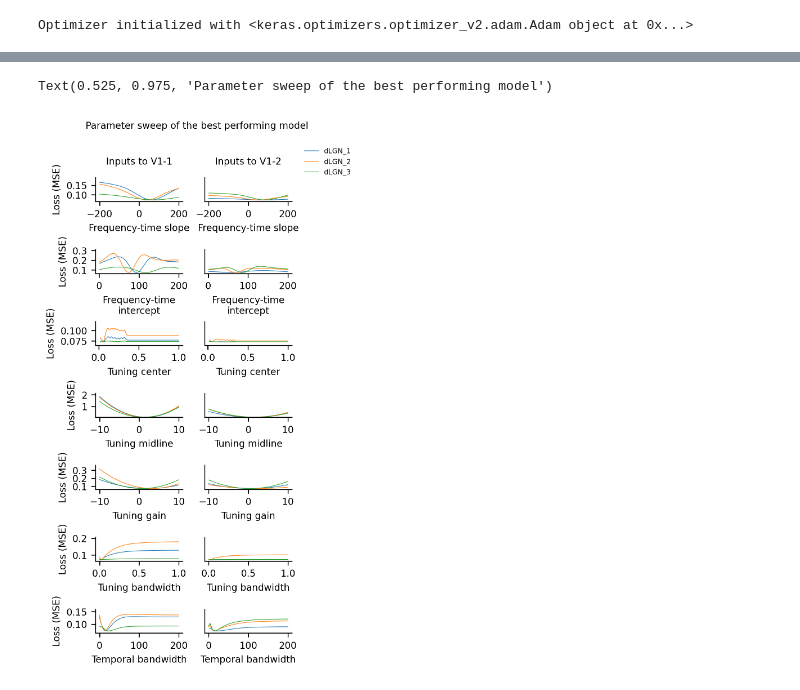
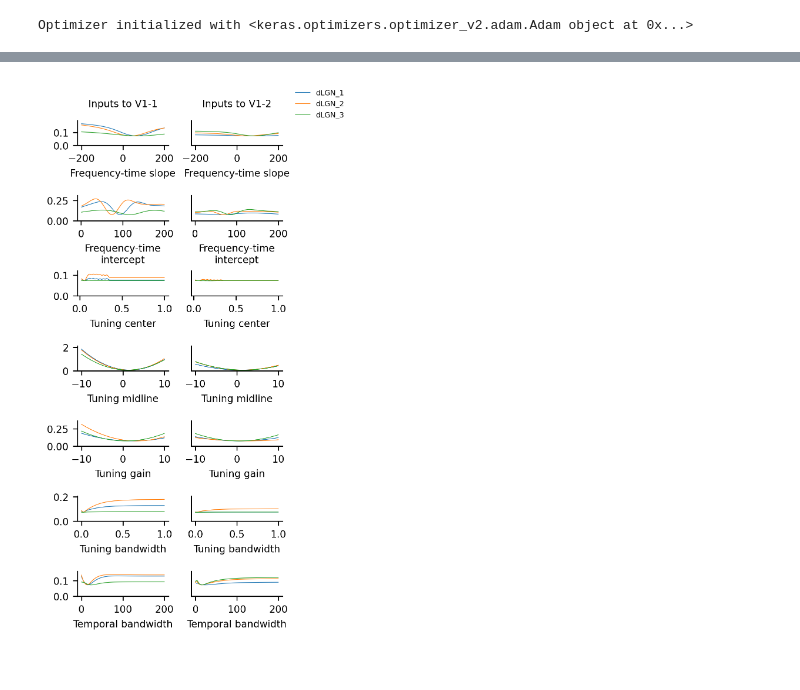
Before and after one commit to Elsayedaa/synergistic_geniculocortical_circuit_model, a Jupyter notebook: analysis/2.6_loss_landscape_mapping.ipynb, the cells around one changed output, grey strips where cells are left out. Drawn from its saved outputs; the diff is of its cells as text; code cells hidden in the pictures.

```diff
--- a/analysis/2.6_loss_landscape_mapping.ipynb
+++ b/analysis/2.6_loss_landscape_mapping.ipynb
@@ -148,3 +149,6 @@ for param, key in enumerate(list(relaxed_param_bounds.keys())[:7]):
+# %%
+v1_landscapes = np.load(os.path.join('c:\\', *os.getcwd().split('\\')[1:-1], 'project_datafiles', 'v1_landscapes.npy'))
+dlgn_landscapes = np.load(os.path.join('c:\\', *os.getcwd().split('\\')[1:-1], 'project_datafiles', 'dlgn_landscapes.npy'))
 # %%
 fig, ax = plt.subplots(2,1, figsize = (1.5, 1.5))
 
@@ -179,0 +183,31 @@ plt.suptitle("Distribution of V1 parameters post-optimization", fontsize = fonts
+# %%
+fig, ax = plt.subplots(2,1, figsize = (1.5, 1.5))
+colors = ['black', 'blue']
+for i in range(2):
+    i_ = np.abs(i-1)
+    for u in range(2):
+        x = np.linspace(
+            list(relaxed_param_bounds.values())[-1-i][0],
+            list(relaxed_param_bounds.values())[-1-i][1],
+            100
+        )
+        y = y = v1_landscapes[u,0,i_]
+        y = y/y.max()
+
+        ax[i].plot(x,y, label = f'V1_{u+1}', linewidth = linewidth, color = colors[u])
+        ax[i].set_ylabel("Norm. Loss", fontsize = fontsize)
+        ax[i].spines['top'].set_visible(False)
+        ax[i].spines['right'].set_visible(False)
+        ax[i].tick_params(labelsize = fontsize)
+        ax[i].set_ylim(-0.1,1.1)
+
+ax[0].set_xlabel('Inhibition weight', fontsize = fontsize)
+ax[1].set_xlabel('Inhibition delay', fontsize = fontsize)
+ax[0].legend(fontsize = 6, frameon = False, bbox_to_anchor = (1,1))
+fig.subplots_adjust(hspace=1.5)
+#plt.suptitle("Distribution of V1 parameters post-optimization", fontsize = fontsize, x = 0.525, y = 1.05)
+
+# figname = 'V1_loss_surface.svg'
+# savepath = v1_xs_file = os.path.join('c:\\', *os.getcwd().split('\\')[1:-1], 'figures', figname)
+# plt.savefig(savepath, transparent = False, facecolor = 'white',
+#            bbox_inches = 'tight', dpi = 300)
@@ -201,36 +237,37 @@ for row in range(7):
             key = list(relaxed_param_bounds.keys())[row]
             x = np.linspace(
                 relaxed_param_bounds[key][0],
                 relaxed_param_bounds[key][1],
                 100
             )
 
             y = dlgn_landscapes[u,i,row]
             ymax.append(y[~np.isnan(y)].max())
             ymin.append(y[~np.isnan(y)].min())
 
-            ax[row, u].plot(x, np.full(len(x), last_epoch[best]), '--', color = 'black', linewidth = 0.25)
             ax[row, u].plot(x, y, label = neuron_labels[i], linewidth = linewidth)
             ax[row, u].set_xlabel(param_labels[row], fontsize = fontsize)
             ax[row, u].tick_params(labelsize = fontsize)
 
-    ax[row, 0].set_ylabel("Loss (MSE)", fontsize = fontsize)
     for u in range(2):
         ax[row, u].set_ylim(
-            last_epoch[best],
+            0,
             np.max(ymax) + np.max(ymax)*0.15
         )
         ax[row, 1].set_yticks([])
         #ax[row, 0].set_yticks(np.arange(0, 1.5, 0.5))
         ax[row, u].spines['top'].set_visible(False)
         ax[row, u].spines['right'].set_visible(False)
 
 fig.subplots_adjust(hspace = 2, wspace=0.25)
 plt.tick_params(labelsize = 8)
 ax[0,1].legend(fontsize = 6, bbox_to_anchor = (1.75,2.5), frameon = False)
 ax[0,0].set_title("Inputs to V1-1", fontsize = fontsize, y = 1.25)
 ax[0,1].set_title("Inputs to V1-2", fontsize = fontsize, y = 1.25)
-plt.suptitle("Parameter sweep of the best performing model", fontsize = fontsize, x = 0.525, y = 0.975)
+
+# figname = 'dLGN_loss_surface_no_norm.svg'
+# savepath = v1_xs_file = os.path.join('c:\\', *os.getcwd().split('\\')[1:-1], 'figures', figname)
+# plt.savefig(savepath, transparent = False, facecolor = 'white',
+#            bbox_inches = 'tight', dpi = 300)
 # %% [output]
-Text(0.525, 0.975, 'Parameter sweep of the best performing model')
-[figure, old version]
+[figure, new version]
```
Also changed, not shown: parts of 11 cells of this notebook, 46 other files.
